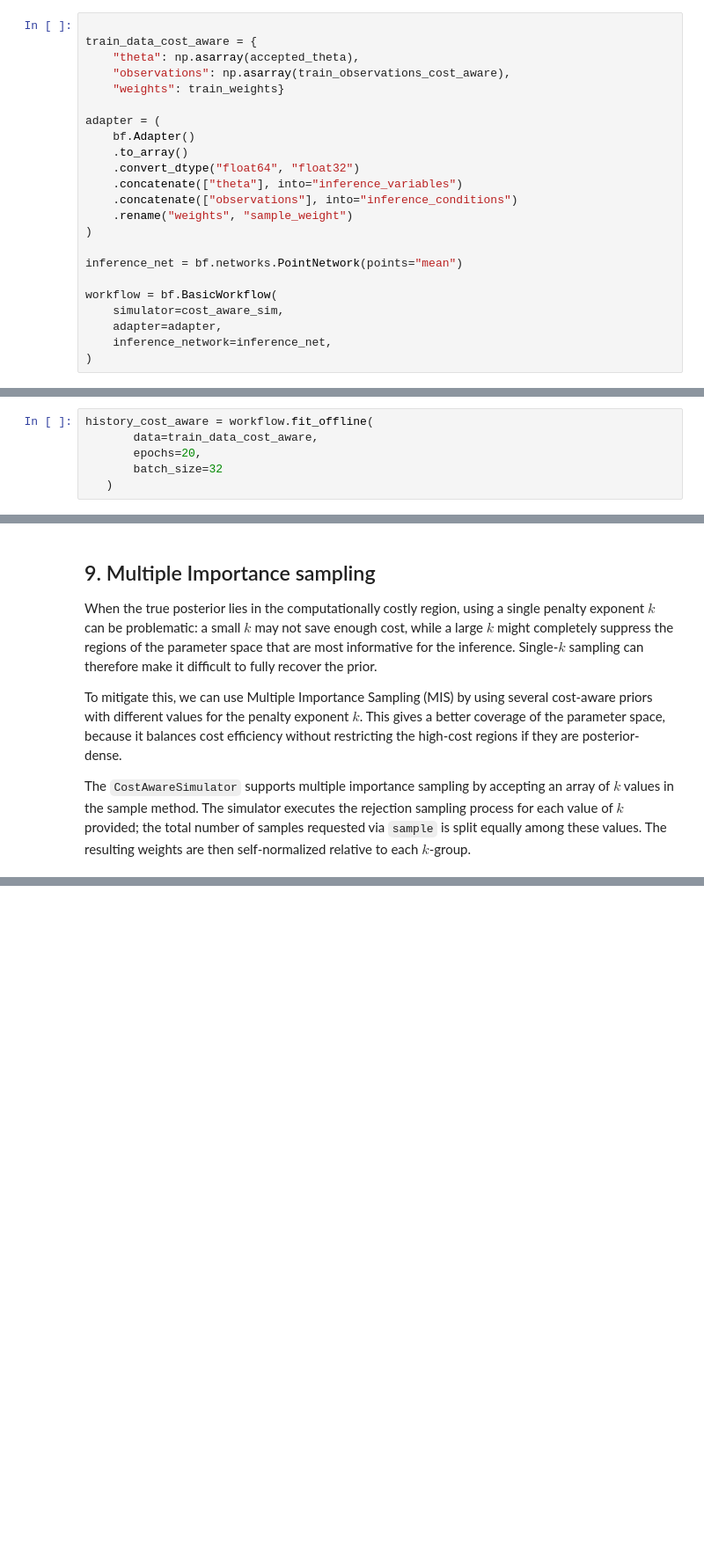
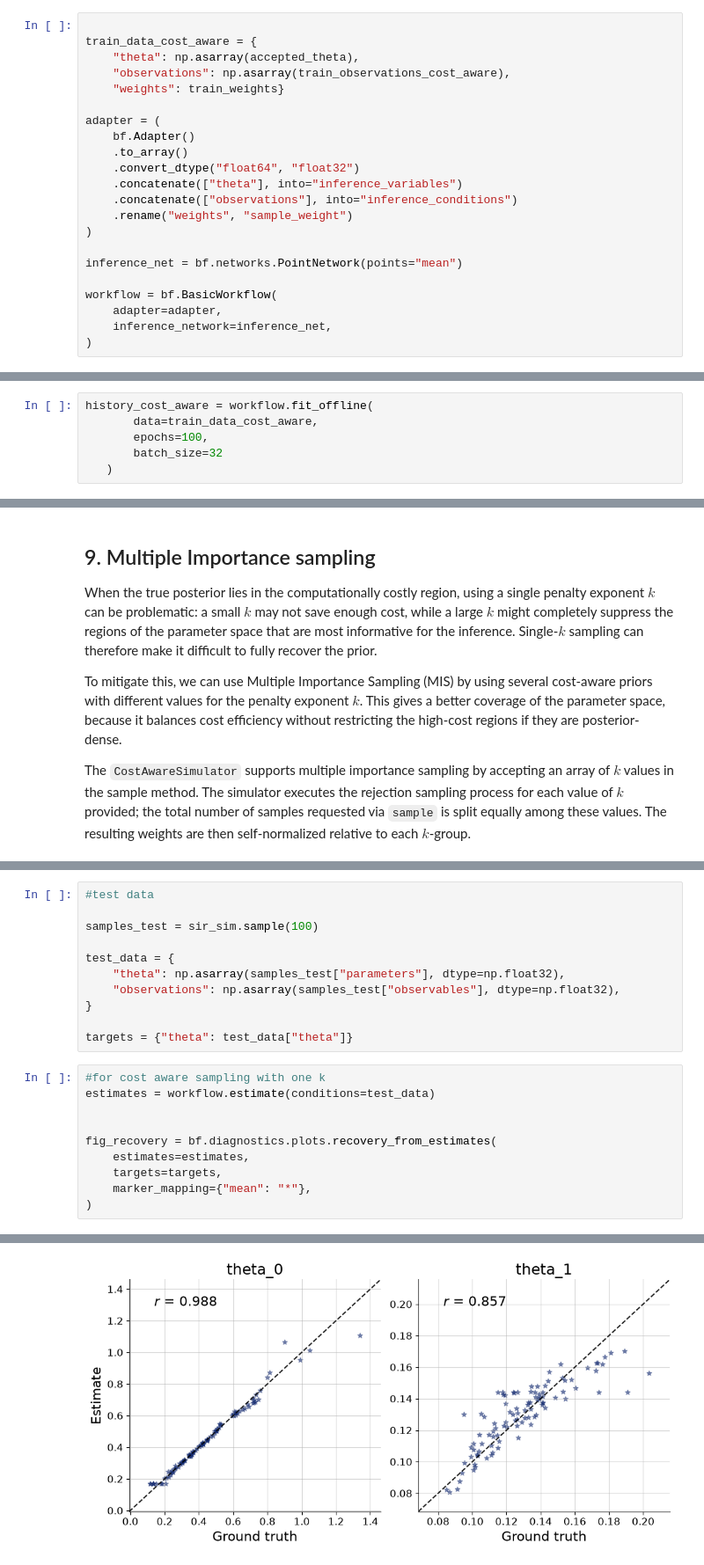
Before and after one commit to julia-sand/bayesflow, a Jupyter notebook: examples/Cost_Aware_Sampling.ipynb, the cells around one changed output, grey strips where cells are left out. Shown at 88% size. Saved outputs shown, nothing was run; the diff lists cells and outputs as text; blank space fills up the shorter version.

```diff
--- a/examples/Cost_Aware_Sampling.ipynb
+++ b/examples/Cost_Aware_Sampling.ipynb
@@ -281,7 +297,6 @@ adapter = (
 inference_net = bf.networks.PointNetwork(points="mean")
 
 workflow = bf.BasicWorkflow(
-    simulator=cost_aware_sim,
     adapter=adapter,
     inference_network=inference_net,
 )
@@ -290,6 +305,6 @@ We train the model with cost-aware data
 # %%
 history_cost_aware = workflow.fit_offline(
        data=train_data_cost_aware,
-       epochs=20,
+       epochs=100,
        batch_size=32
    )
@@ -353,0 +414,22 @@ history_mis = workflow_mis.fit_offline(
+# %%
+#test data
+
+samples_test = sir_sim.sample(100)
+
+test_data = {
+    "theta": np.asarray(samples_test["parameters"], dtype=np.float32),
+    "observations": np.asarray(samples_test["observables"], dtype=np.float32),
+}
+
+targets = {"theta": test_data["theta"]}
+# %%
+#for cost aware sampling with one k
+estimates = workflow.estimate(conditions=test_data)
+
+
+fig_recovery = bf.diagnostics.plots.recovery_from_estimates(
+    estimates=estimates,
+    targets=targets,
+    marker_mapping={"mean": "*"},
+)
+# %% [output]
@@ -353,0 +437 @@ history_mis = workflow_mis.fit_offline(
+[figure, added]
```
Also changed, not shown: parts of 14 cells of this notebook.
